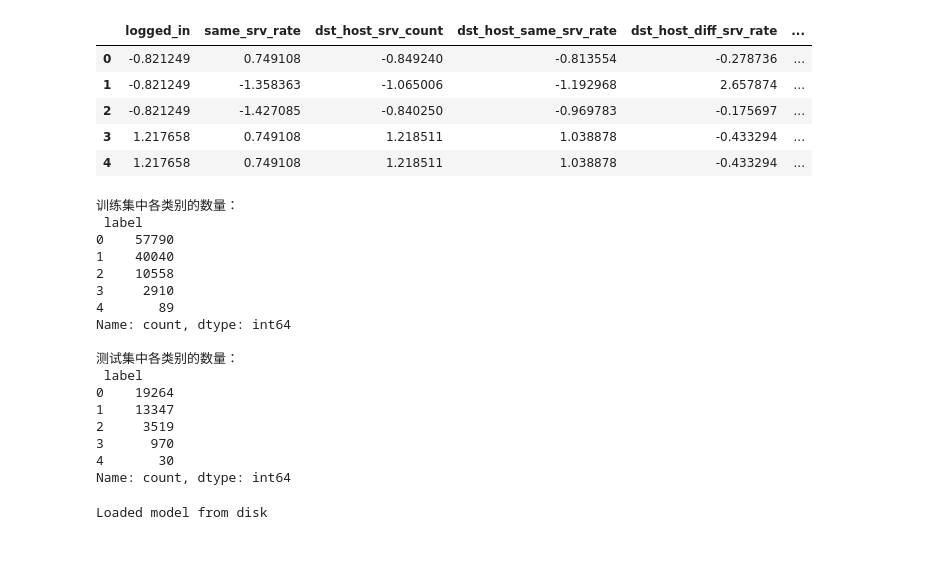
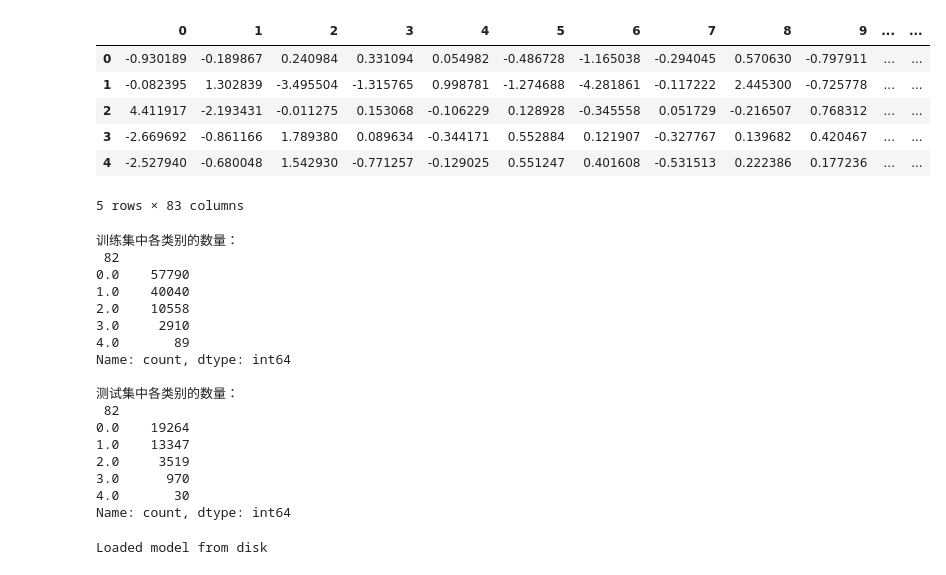
Before and after one commit to DarrylXzq/CTCS, a Jupyter notebook: attack_datasets/NSL-KDD/SVM.ipynb, the cells around one changed output. Saved outputs shown, nothing was run; the diff lists cells and outputs as text; code cells hidden in the pictures.

```diff
--- a/attack_datasets/NSL-KDD/SVM.ipynb
+++ b/attack_datasets/NSL-KDD/SVM.ipynb
@@ -10,26 +10,27 @@ from sklearn.model_selection import train_test_split
 # %%
 # 加载数据
 file_path_Mix_dataset_One_Hot = r"D:\Download\zyFile\Cyberthreat_Cognitive_System\CTCS_Code\attack_datasets\NSL-KDD\Mix_dataset_One_Hot.csv"
 file_path_Mix_dataset_One_Hot_LDA = r"D:\Download\zyFile\Cyberthreat_Cognitive_System\CTCS_Code\attack_datasets\NSL-KDD\Mix_dataset_One_Hot_LDA.csv"
 file_path_Mix_dataset_One_Hot_PCA = r"D:\Download\zyFile\Cyberthreat_Cognitive_System\CTCS_Code\attack_datasets\NSL-KDD\Mix_dataset_One_Hot_PCA.csv"
 file_path_Mix_dataset_One_Hot_MI = r"D:\Download\zyFile\Cyberthreat_Cognitive_System\CTCS_Code\attack_datasets\NSL-KDD\Mix_dataset_One_Hot_MI.csv"
 file_path_Mix_dataset_One_Hot_Pearson = r"D:\Download\zyFile\Cyberthreat_Cognitive_System\CTCS_Code\attack_datasets\NSL-KDD\Mix_dataset_One_Hot_Pearson.csv"
 
 file_path_Mix_dataset_Label_Encoding = r"D:\Download\zyFile\Cyberthreat_Cognitive_System\CTCS_Code\attack_datasets\NSL-KDD\Mix_dataset_Label_Encoding.csv"
 file_path_Mix_dataset_Label_Encoding_LDA = r"D:\Download\zyFile\Cyberthreat_Cognitive_System\CTCS_Code\attack_datasets\NSL-KDD\Mix_dataset_Label_Encoding_LDA.csv"
 file_path_Mix_dataset_Label_Encoding_PCA = r"D:\Download\zyFile\Cyberthreat_Cognitive_System\CTCS_Code\attack_datasets\NSL-KDD\Mix_dataset_Label_Encoding_PCA.csv"
 file_path_Mix_dataset_Label_Encoding_MI = r"D:\Download\zyFile\Cyberthreat_Cognitive_System\CTCS_Code\attack_datasets\NSL-KDD\Mix_dataset_Label_Encoding_MI.csv"
 file_path_Mix_dataset_Label_Encoding_Pearson = r"D:\Download\zyFile\Cyberthreat_Cognitive_System\CTCS_Code\attack_datasets\NSL-KDD\Mix_dataset_Label_Encoding_Pearson.csv"
 # 加载数据
-final_data = pd.read_csv(file_path_Mix_dataset_One_Hot_Pearson, header=0)
+final_data = pd.read_csv(file_path_Mix_dataset_One_Hot_PCA, header=0)
 final_data.head()
 # %% [output]
-|  | logged_in | same_srv_rate | dst_host_srv_count | dst_host_same_srv_rate | dst_host_diff_srv_rate | ... |
-| 0 | -0.821249 | 0.749108 | -0.849240 | -0.813554 | -0.278736 | ... |
-| 1 | -0.821249 | -1.358363 | -1.065006 | -1.192968 | 2.657874 | ... |
-| 2 | -0.821249 | -1.427085 | -0.840250 | -0.969783 | -0.175697 | ... |
-| 3 | 1.217658 | 0.749108 | 1.218511 | 1.038878 | -0.433294 | ... |
-| 4 | 1.217658 | 0.749108 | 1.218511 | 1.038878 | -0.433294 | ... |
+|  | 0 | 1 | 2 | 3 | 4 | 5 | 6 | 7 | 8 | 9 | ... | ... |
+| 0 | -0.930189 | -0.189867 | 0.240984 | 0.331094 | 0.054982 | -0.486728 | -1.165038 | -0.294045 | 0.570630 | -0.797911 | ... | ... |
+| 1 | -0.082395 | 1.302839 | -3.495504 | -1.315765 | 0.998781 | -1.274688 | -4.281861 | -0.117222 | 2.445300 | -0.725778 | ... | ... |
+| 2 | 4.411917 | -2.193431 | -0.011275 | 0.153068 | -0.106229 | 0.128928 | -0.345558 | 0.051729 | -0.216507 | 0.768312 | ... | ... |
+| 3 | -2.669692 | -0.861166 | 1.789380 | 0.089634 | -0.344171 | 0.552884 | 0.121907 | -0.327767 | 0.139682 | 0.420467 | ... | ... |
+| 4 | -2.527940 | -0.680048 | 1.542930 | -0.771257 | -0.129025 | 0.551247 | 0.401608 | -0.531513 | 0.222386 | 0.177236 | ... | ... |
+5 rows × 83 columns
 # %%
 X = final_data.iloc[:, :-1].to_numpy() # dataset excluding target attribute (encoded, one-hot-encoded, original)
 y = final_data.iloc[:, -1]   # 标签
@@ -45,20 +46,20 @@ print("训练集中各类别的数量：\n", train_label_counts)
 print("\n测试集中各类别的数量：\n", test_label_counts)
 # %% [output]
 训练集中各类别的数量：
- label
-0    57790
-1    40040
-2    10558
-3     2910
-4       89
+ 82
+0.0    57790
+1.0    40040
+2.0    10558
+3.0     2910
+4.0       89
 Name: count, dtype: int64
 
 测试集中各类别的数量：
- label
-0    19264
-1    13347
-2     3519
-3      970
-4       30
+ 82
+0.0    19264
+1.0    13347
+2.0     3519
+3.0      970
+4.0       30
 Name: count, dtype: int64
 # %%
```
Also changed, not shown: parts of 7 cells of this notebook, 12 other files.
